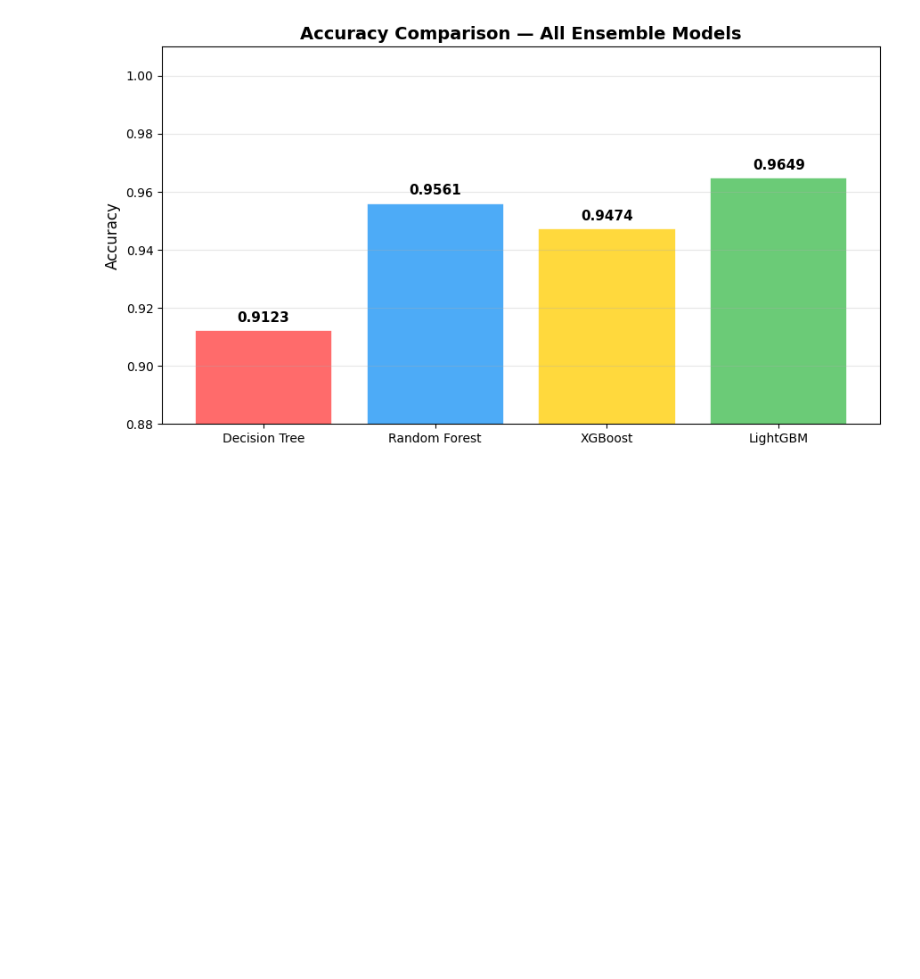
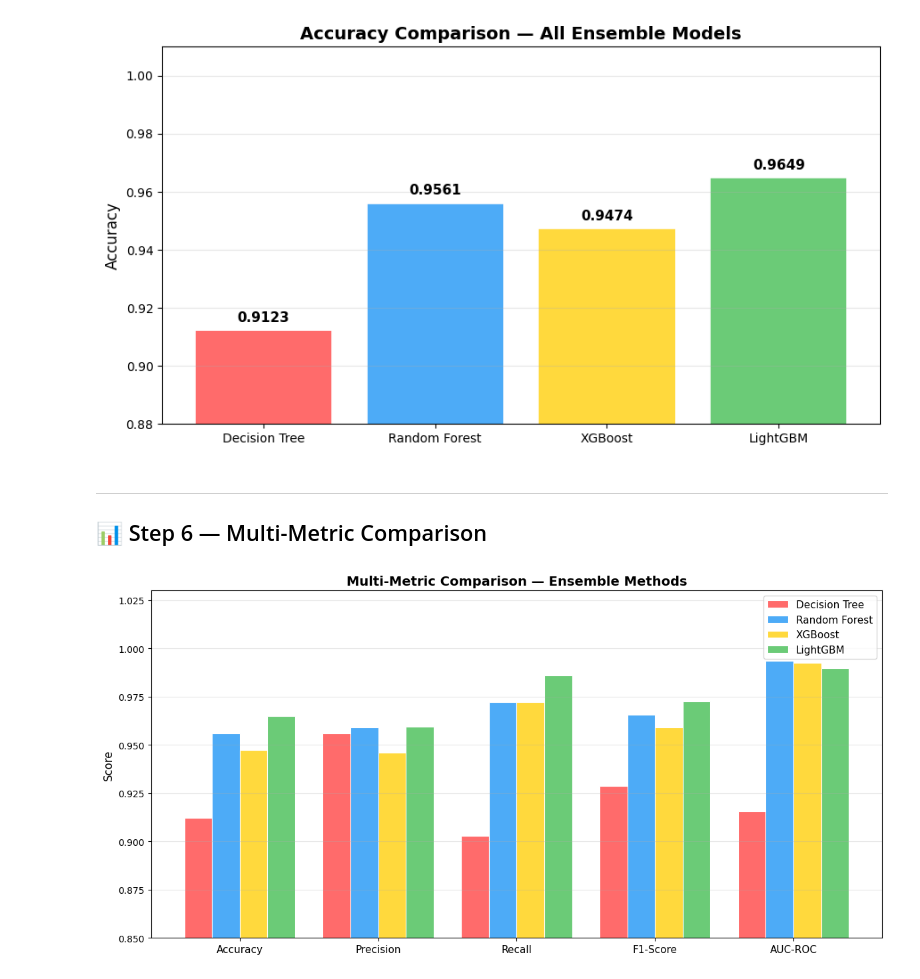
Before and after one commit to abdullah123-collab/Machine_Learning-, a Jupyter notebook: Basics/Ensemble_Methods/Comparison.ipynb, the cells around one changed output. Drawn from its saved outputs; the diff is of its cells as text; code cells hidden in the pictures; blank space fills up the shorter version.

Commit message:
comparison made by multi metric

```diff
--- a/Basics/Ensemble_Methods/Comparison.ipynb
+++ b/Basics/Ensemble_Methods/Comparison.ipynb
@@ -197,3 +197,29 @@ plt.tight_layout()
 plt.show()
 # %% [output]
 [figure]
+# %% [markdown]
+---
+## 📊 Step 6 — Multi-Metric Comparison
+# %%
+metrics = ['Accuracy', 'Precision', 'Recall', 'F1-Score', 'AUC-ROC']
+x       = np.arange(len(metrics))
+width   = 0.2
+
+fig, ax = plt.subplots(figsize=(12, 6))
+
+for i, (name, color) in enumerate(zip(df.index, colors)):
+    vals = [df.loc[name, m] for m in metrics]
+    bars = ax.bar(x + i * width, vals, width, label=name, color=color,
+                  edgecolor='white', linewidth=0.8)
+
+ax.set_xticks(x + width * 1.5)
+ax.set_xticklabels(metrics, fontsize=11)
+ax.set_ylim(0.85, 1.03)
+ax.set_ylabel('Score', fontsize=12)
+ax.set_title('Multi-Metric Comparison — Ensemble Methods', fontsize=14, fontweight='bold')
+ax.legend(fontsize=11)
+ax.grid(axis='y', alpha=0.3)
+plt.tight_layout()
+plt.show()
+# %% [output]
+[figure, added]
```
